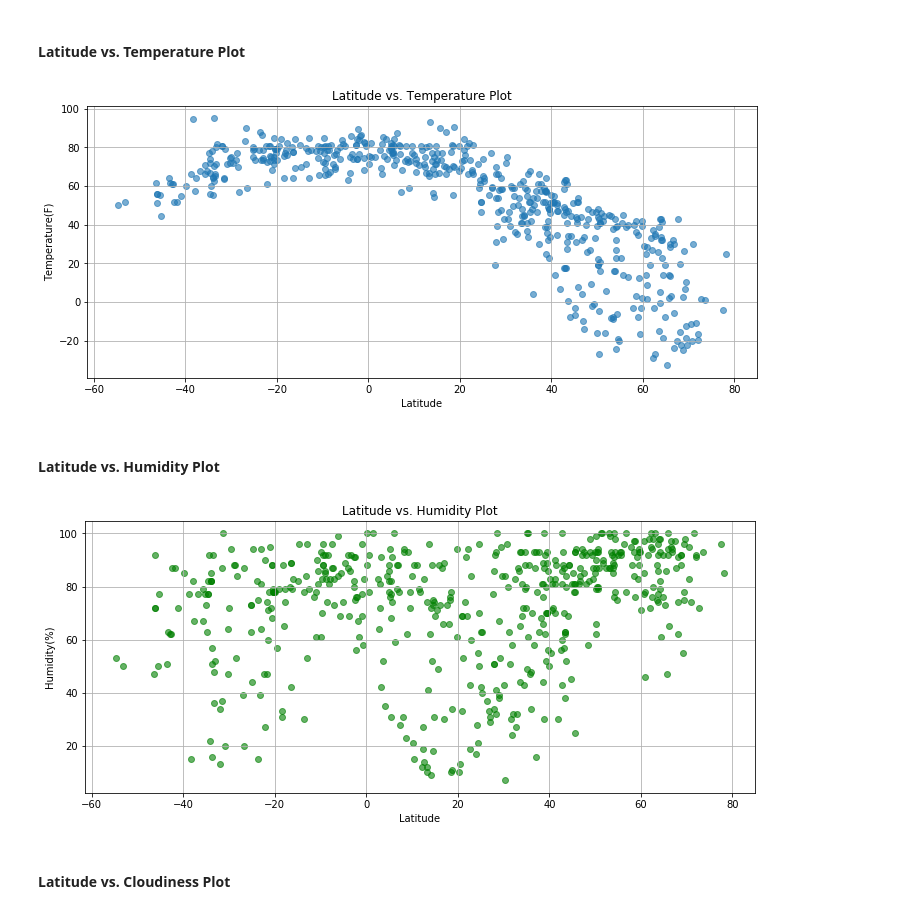
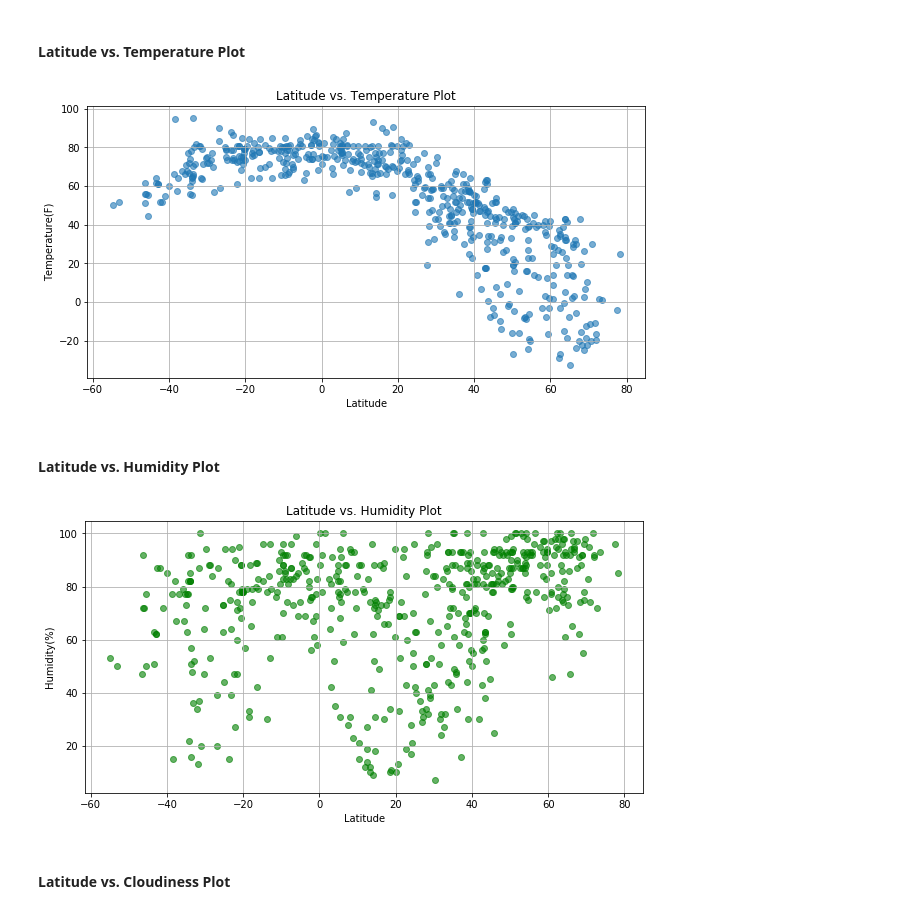
Before and after one commit to mtbulut/python-api-challenge, a Jupyter notebook: starter_code/WeatherPy.ipynb, the cells around one changed output. Drawn from its saved outputs; the diff is of its cells as text; code cells hidden in the pictures.

```diff
--- a/starter_code/WeatherPy.ipynb
+++ b/starter_code/WeatherPy.ipynb
@@ -186,19 +186,19 @@ weather_df.to_csv(output_data_file)
 weather_Max_f = (weather_df["Max Temp"]-273.15)*(9/5)+32
 # (278K − 273.15) × 9/5 + 32
 # %%
-plt.figure(figsize=(12,5))
+plt.figure(figsize=(10,5))
 plt.title('Latitude vs. Temperature Plot')
 plt.scatter(weather_df['Lat'],weather_Max_f, marker = "o",alpha=0.6)
 plt.xlabel("Latitude")
 plt.ylabel("Temperature"+'(F)')
 plt.grid(True)
 plt.show()
 # %% [output]
-[figure, old version]
+[figure, new version]
 # %% [markdown]
 #### Latitude vs. Humidity Plot
 # %%
-plt.figure(figsize=(12,5))
+plt.figure(figsize=(10,5))
 plt.title('Latitude vs. Humidity Plot')
 plt.scatter(weather_df['Lat'],weather_df['Humidity'], marker = "o",alpha=.6, color="g")
 plt.xlabel("Latitude")
@@ -206,7 +206,7 @@ plt.ylabel("Humidity"+'(%)')
 plt.grid(True)
 plt.show()
 # %% [output]
-[figure, old version]
+[figure, new version]
 # %% [markdown]
 #### Latitude vs. Cloudiness Plot
 # %%
```
